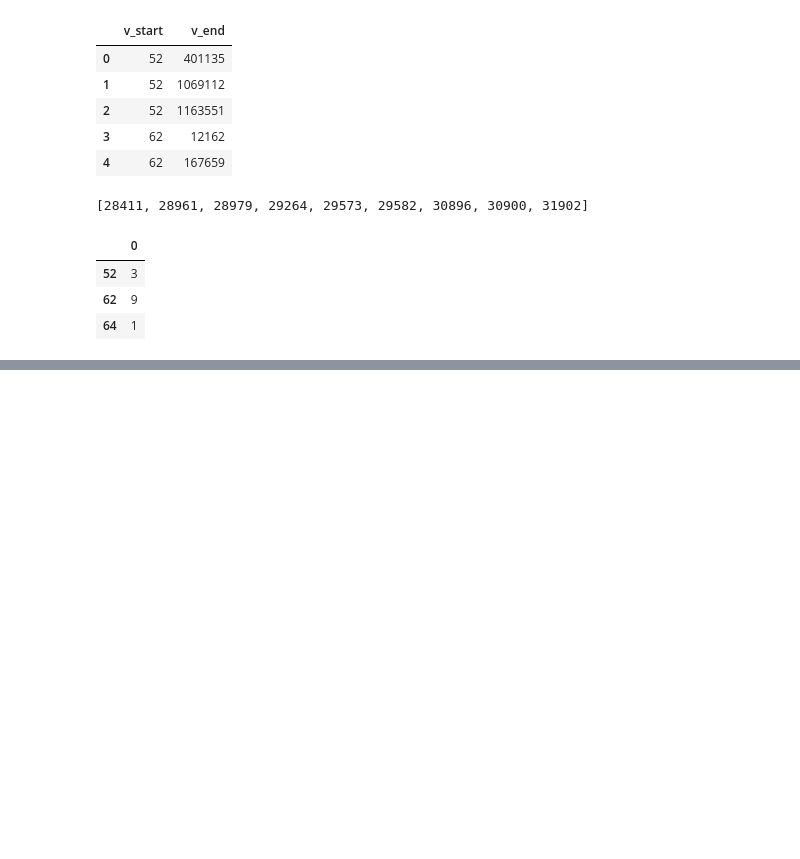
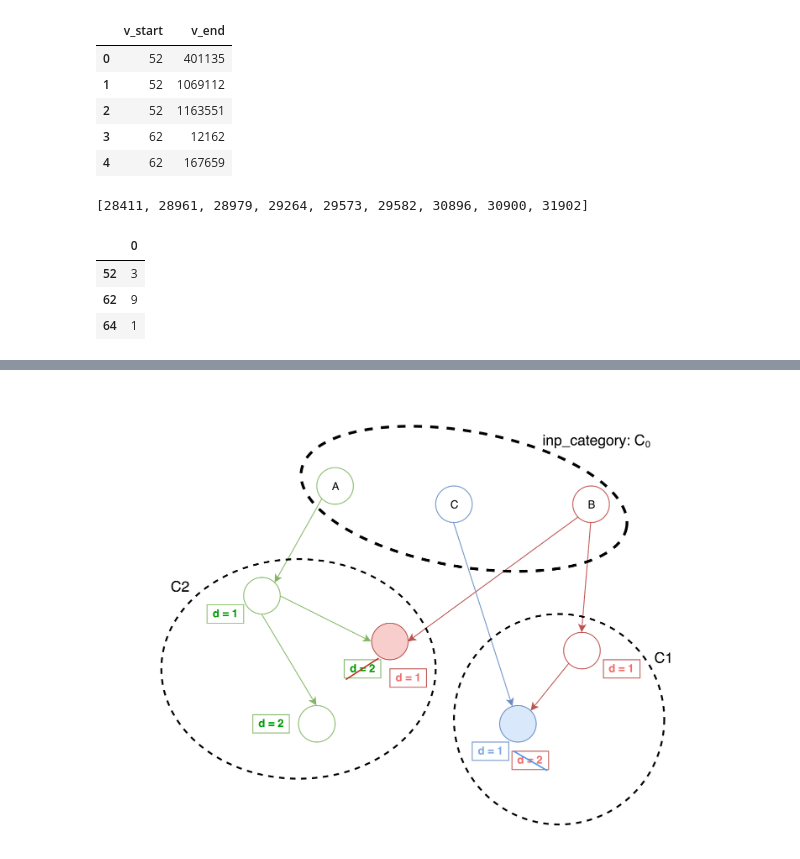
Before and after one commit to cerniello/ADM-HW5, a Jupyter notebook: Homework_5.ipynb, the cells around one changed output, grey strips where cells are left out. Cells and saved outputs as stored; diff of their text form; code cells hidden in the pictures; blank space fills up the shorter version.

```diff
--- a/Homework_5.ipynb
+++ b/Homework_5.ipynb
@@ -71,0 +126,5 @@ print(' The number of nodes is: %d\n' %len(sg.nodes),
+# %%
+from IPython.display import Image
+Image(filename='img/dg1.png')
+# %% [output]
+[figure, added]
```
Also changed, not shown: parts of 27 cells of this notebook, 1 other file.
